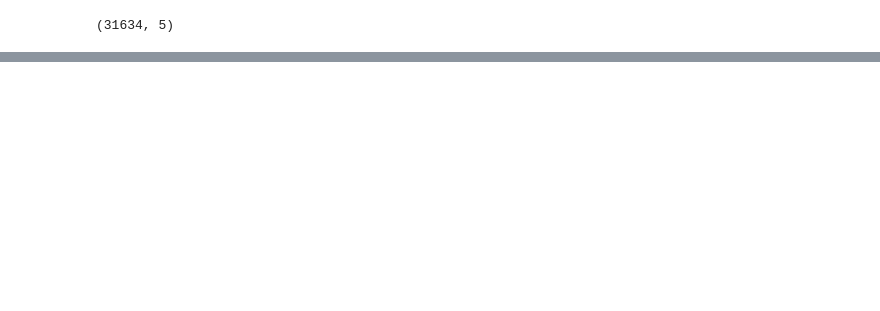
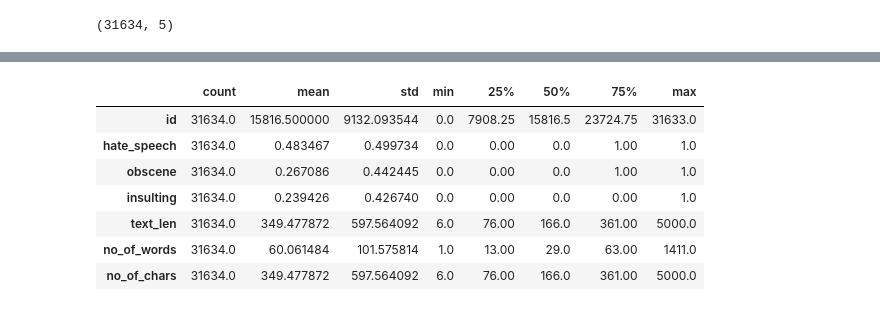
Before and after one commit to bnriiitb/competitions, a Jupyter notebook: NLP_Use_Case/Untitled.ipynb, the cells around one changed output, grey strips where cells are left out. Cells and saved outputs as stored; diff of their text form; code cells hidden in the pictures; blank space fills up the shorter version.

```diff
--- a/NLP_Use_Case/Untitled.ipynb
+++ b/NLP_Use_Case/Untitled.ipynb
@@ -36,0 +589,11 @@ df.shape
+# %%
+df.describe().T
+# %% [output]
+|  | count | mean | std | min | 25% | 50% | 75% | max |
+| id | 31634.0 | 15816.500000 | 9132.093544 | 0.0 | 7908.25 | 15816.5 | 23724.75 | 31633.0 |
+| hate_speech | 31634.0 | 0.483467 | 0.499734 | 0.0 | 0.00 | 0.0 | 1.00 | 1.0 |
+| obscene | 31634.0 | 0.267086 | 0.442445 | 0.0 | 0.00 | 0.0 | 1.00 | 1.0 |
+| insulting | 31634.0 | 0.239426 | 0.426740 | 0.0 | 0.00 | 0.0 | 0.00 | 1.0 |
+| text_len | 31634.0 | 349.477872 | 597.564092 | 6.0 | 76.00 | 166.0 | 361.00 | 5000.0 |
+| no_of_words | 31634.0 | 60.061484 | 101.575814 | 1.0 | 13.00 | 29.0 | 63.00 | 1411.0 |
+| no_of_chars | 31634.0 | 349.477872 | 597.564092 | 6.0 | 76.00 | 166.0 | 361.00 | 5000.0 |
```
Also changed, not shown: parts of 35 cells of this notebook, 31 other files.
